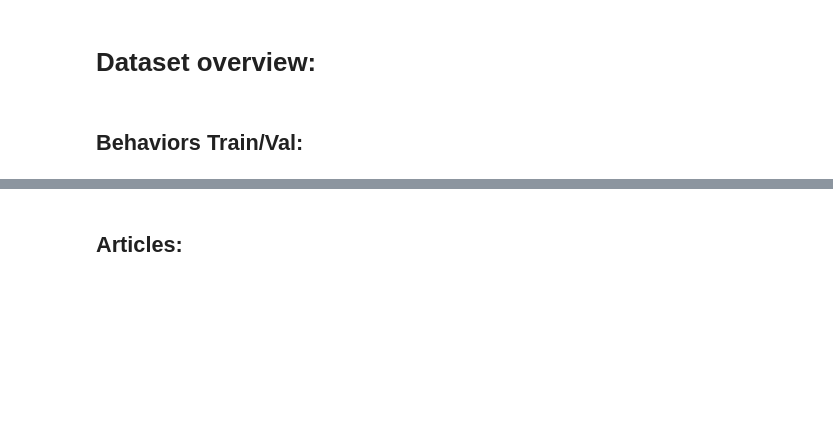
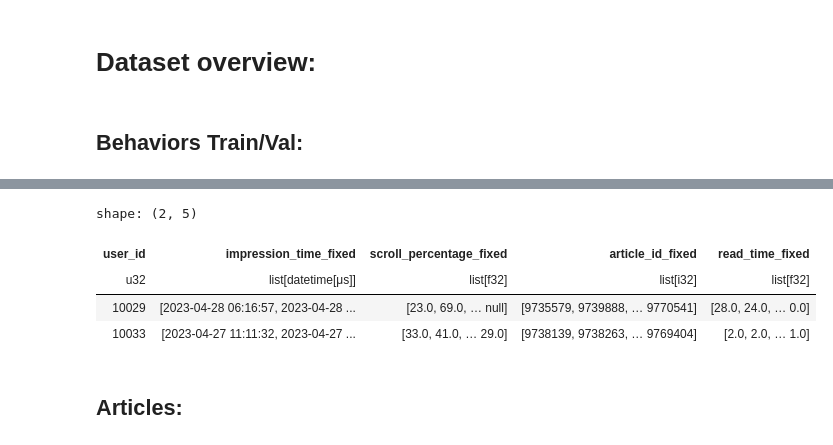
Before and after one commit to ebanalyse/ebnerd-benchmark, a Jupyter notebook: examples/01_datasets/ebnerd_descriptive_analysis.ipynb, the cells around one changed output, grey strips where cells are left out. Cells and saved outputs as stored; diff of their text form; code cells hidden in the pictures; blank space fills up the shorter version.

Commit message:
add total interactions from history

```diff
--- a/examples/01_datasets/ebnerd_descriptive_analysis.ipynb
+++ b/examples/01_datasets/ebnerd_descriptive_analysis.ipynb
@@ -211,14 +211,23 @@ TEST_SPLIT = f"ebnerd_testset"  # "ebnerd_testset", "ebnerd_testset_gt"
 df_behaviors_train = df_behaviors = pl.scan_parquet(
     PATH.joinpath(TRAIN_VAL_SPLIT, "train", "behaviors.parquet")
 )
+df_history_train = df_behaviors = pl.scan_parquet(
+    PATH.joinpath(TRAIN_VAL_SPLIT, "train", "history.parquet")
+)
 df_behaviors_val = df_behaviors = pl.scan_parquet(
     PATH.joinpath(TRAIN_VAL_SPLIT, "validation", "behaviors.parquet")
+)
+df_history_val = df_behaviors = pl.scan_parquet(
+    PATH.joinpath(TRAIN_VAL_SPLIT, "validation", "history.parquet")
 )
 df_behaviors_test = df_behaviors = (
     pl.scan_parquet(PATH.joinpath(TEST_SPLIT, "test", "behaviors.parquet"))
     .filter(~pl.col(DEFAULT_IS_BEYOND_ACCURACY_COL))
     .drop(DEFAULT_IS_BEYOND_ACCURACY_COL)
 )
+df_history_test = df_behaviors = pl.scan_parquet(
+    PATH.joinpath(TEST_SPLIT, "test", "history.parquet")
+)
 df_articles = pl.scan_parquet(PATH.joinpath("articles.parquet")).collect()
 
 PLOT_PATH = Path("plot")
@@ -241,3 +250,5 @@ if DEFAULT_CLICKED_ARTICLES_COL not in df_behaviors_test.columns:
 df_behaviors = pl.concat(
     [df_behaviors_train, df_behaviors_val, df_behaviors_test]
 ).with_columns(pl.col(DEFAULT_INVIEW_ARTICLES_COL).list.len().alias(N_INVIEW_ARTICLES))
+
+df_history = pl.concat([df_history_train, df_history_val, df_history_test])
@@ -261,6 +281,14 @@ shape: (2, 17)
 | u32 | i32 | datetime[μs] | f32 | f32 | i8 | list[i32] | ... |
 | 47727 | null | 2023-05-21 21:35:07 | 20.0 | null | 1 | [9482380, 9775183, … 9538375] | ... |
 | 47731 | null | 2023-05-21 21:32:33 | 13.0 | null | 1 | [9774557, 9774516, … 9759966] | ... |
+# %%
+df_history.head(2).collect()
+# %% [output]
+shape: (2, 5)
+| user_id | impression_time_fixed | scroll_percentage_fixed | article_id_fixed | read_time_fixed |
+| u32 | list[datetime[μs]] | list[f32] | list[i32] | list[f32] |
+| 10029 | [2023-04-28 06:16:57, 2023-04-28 ... | [23.0, 69.0, … null] | [9735579, 9739888, … 9770541] | [28.0, 24.0, … 0.0] |
+| 10033 | [2023-04-27 11:11:32, 2023-04-27 ... | [33.0, 41.0, … 29.0] | [9738139, 9738263, … 9769404] | [2.0, 2.0, … 1.0] |
 # %% [markdown]
 ## Articles:
 # %%
```
Also changed, not shown: parts of 3 cells of this notebook.
